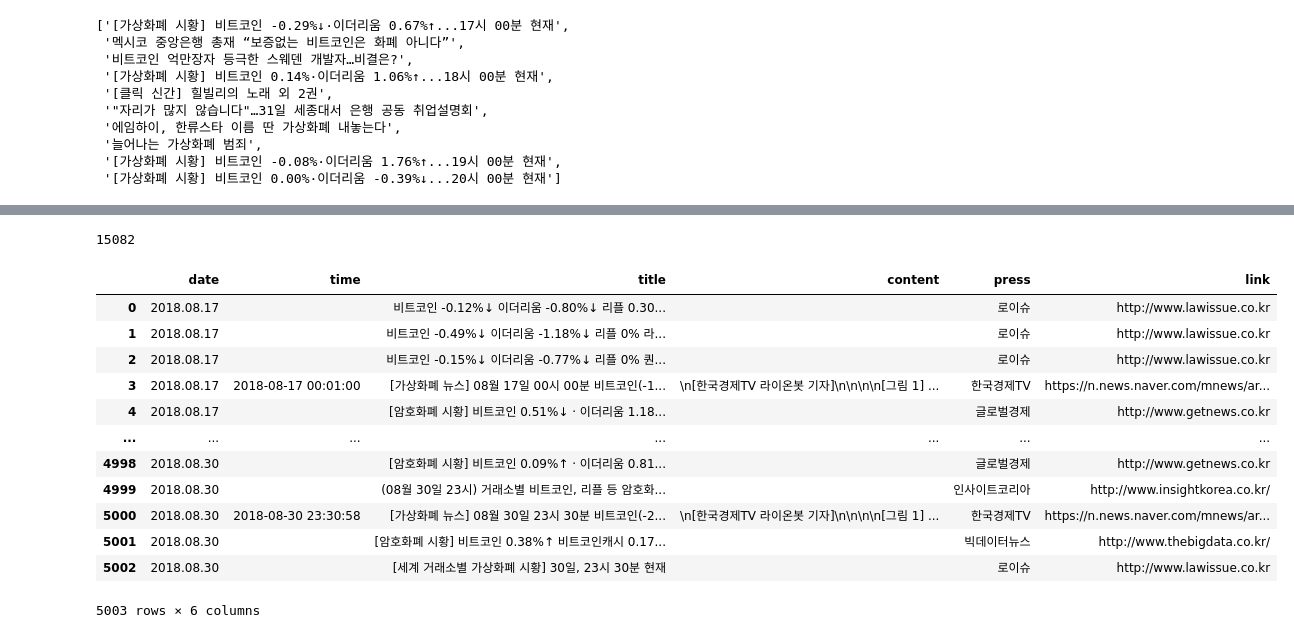
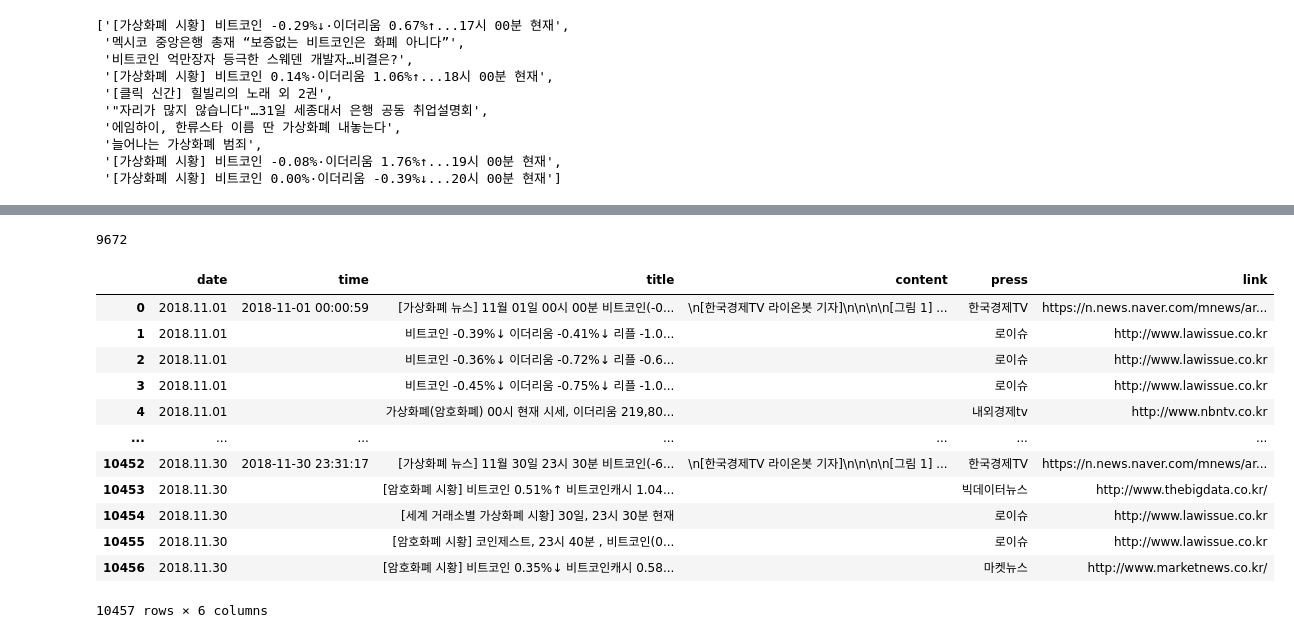
Before and after one commit to boyu571/LLM_based_investment_research, a Jupyter notebook: v5_naver_news_crawling.ipynb, the cells around one changed output, grey strips where cells are left out. Drawn from its saved outputs; the diff is of its cells as text; code cells hidden in the pictures.

```diff
--- a/v5_naver_news_crawling.ipynb
+++ b/v5_naver_news_crawling.ipynb
@@ -8,7 +9,7 @@ from tqdm import tqdm
 
 headers = {"User-Agent": "Mozilla/5.0 (Windows NT 10.0; Win64; x64) Chrome/98.0.4758.102"}
 # %%
-def makeUrl(search, start_date, end_date, start_pg=1, end_pg=143):
+def makeUrl(search, start_date, end_date, start_pg=1, end_pg=294):
     date_part = "&pd=3&ds=" + start_date + "&de=" + end_date
     return ["https://search.naver.com/search.naver?where=news&sm=tab_pge&query=" + search + date_part + "&sort=2&start=" + str((i - 1) * 10 + 1) for i in range(start_pg, end_pg + 1)]
 # %%
@@ -64,7 +65,7 @@ def get_naver_articles(urls):
         dates.extend(current_dates)
         press.extend(current_press)
 
-        time.sleep(1)
+        time.sleep(random.uniform(0.8, 1.2))
 
     return articles, titles, dates, press
 # %%
@@ -201,4 +202,4 @@ article_titles[3990:4000]
  '[가상화폐 시황] 비트코인 -0.08%·이더리움 1.76%↑...19시 00분 현재',
  '[가상화폐 시황] 비트코인 0.00%·이더리움 -0.39%↓...20시 00분 현재']
 # %%
-df2 = df
+df3 = df
@@ -222,25 +223,25 @@ df2
 len(df1)
 len(df2)
 len(df3)
-print(len(df1)+len(df2)+len(df3)+len(df4)+len(df5)+len(df6))
+print(len(df1)+len(df2)+len(df3))
 # %% [output]
-15082
+9672
 # %%
-result = pd.concat([df1, df2], ignore_index=True)
+result = pd.concat([df1, df2, df3], ignore_index=True)
 result.drop_duplicates(keep='first', inplace=True, ignore_index=True)
 result
 # %% [output]
 |  | date | time | title | content | press | link |
-| 0 | 2018.08.17 |  | 비트코인 -0.12%↓ 이더리움 -0.80%↓ 리플 0.30... |  | 로이슈 | http://www.lawissue.co.kr |
-| 1 | 2018.08.17 |  | 비트코인 -0.49%↓ 이더리움 -1.18%↓ 리플 0% 라... |  | 로이슈 | http://www.lawissue.co.kr |
-| 2 | 2018.08.17 |  | 비트코인 -0.15%↓ 이더리움 -0.77%↓ 리플 0% 퀀... |  | 로이슈 | http://www.lawissue.co.kr |
-| 3 | 2018.08.17 | 2018-08-17 00:01:00 | [가상화폐 뉴스] 08월 17일 00시 00분 비트코인(-1... | \n[한국경제TV 라이온봇 기자]\n\n\n\n[그림 1] ... | 한국경제TV | https://n.news.naver.com/mnews/ar... |
-| 4 | 2018.08.17 |  | [암호화폐 시황] 비트코인 0.51%↓ · 이더리움 1.18... |  | 글로벌경제 | http://www.getnews.co.kr |
+| 0 | 2018.11.01 | 2018-11-01 00:00:59 | [가상화폐 뉴스] 11월 01일 00시 00분 비트코인(-0... | \n[한국경제TV 라이온봇 기자]\n\n\n\n[그림 1] ... | 한국경제TV | https://n.news.naver.com/mnews/ar... |
+| 1 | 2018.11.01 |  | 비트코인 -0.39%↓ 이더리움 -0.41%↓ 리플 -1.0... |  | 로이슈 | http://www.lawissue.co.kr |
+| 2 | 2018.11.01 |  | 비트코인 -0.36%↓ 이더리움 -0.72%↓ 리플 -0.6... |  | 로이슈 | http://www.lawissue.co.kr |
+| 3 | 2018.11.01 |  | 비트코인 -0.45%↓ 이더리움 -0.75%↓ 리플 -1.0... |  | 로이슈 | http://www.lawissue.co.kr |
+| 4 | 2018.11.01 |  | 가상화폐(암호화폐) 00시 현재 시세, 이더리움 219,80... |  | 내외경제tv | http://www.nbntv.co.kr |
 | ... | ... | ... | ... | ... | ... | ... |
-| 4998 | 2018.08.30 |  | [암호화폐 시황] 비트코인 0.09%↑ · 이더리움 0.81... |  | 글로벌경제 | http://www.getnews.co.kr |
-| 4999 | 2018.08.30 |  | (08월 30일 23시) 거래소별 비트코인, 리플 등 암호화... |  | 인사이트코리아 | http://www.insightkorea.co.kr/ |
-| 5000 | 2018.08.30 | 2018-08-30 23:30:58 | [가상화폐 뉴스] 08월 30일 23시 30분 비트코인(-2... | \n[한국경제TV 라이온봇 기자]\n\n\n\n[그림 1] ... | 한국경제TV | https://n.news.naver.com/mnews/ar... |
-| 5001 | 2018.08.30 |  | [암호화폐 시황] 비트코인 0.38%↑ 비트코인캐시 0.17... |  | 빅데이터뉴스 | http://www.thebigdata.co.kr/ |
-| 5002 | 2018.08.30 |  | [세계 거래소별 가상화폐 시황] 30일, 23시 30분 현재 |  | 로이슈 | http://www.lawissue.co.kr |
+| 10452 | 2018.11.30 | 2018-11-30 23:31:17 | [가상화폐 뉴스] 11월 30일 23시 30분 비트코인(-6... | \n[한국경제TV 라이온봇 기자]\n\n\n\n[그림 1] ... | 한국경제TV | https://n.news.naver.com/mnews/ar... |
+| 10453 | 2018.11.30 |  | [암호화폐 시황] 비트코인 0.51%↑ 비트코인캐시 1.04... |  | 빅데이터뉴스 | http://www.thebigdata.co.kr/ |
+| 10454 | 2018.11.30 |  | [세계 거래소별 가상화폐 시황] 30일, 23시 30분 현재 |  | 로이슈 | http://www.lawissue.co.kr |
+| 10455 | 2018.11.30 |  | [암호화폐 시황] 코인제스트, 23시 40분 , 비트코인(0... |  | 로이슈 | http://www.lawissue.co.kr |
+| 10456 | 2018.11.30 |  | [암호화폐 시황] 비트코인 0.35%↓ 비트코인캐시 0.58... |  | 마켓뉴스 | http://www.marketnews.co.kr/ |
-5003 rows × 6 columns
+10457 rows × 6 columns
 # %%
```
Also changed, not shown: parts of 6 cells of this notebook, 4 other files.
